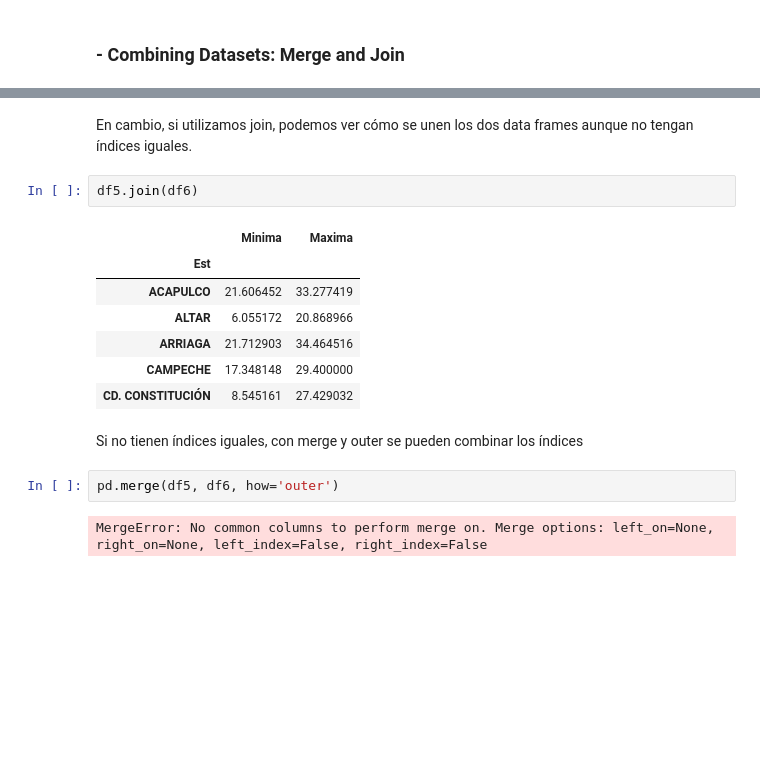
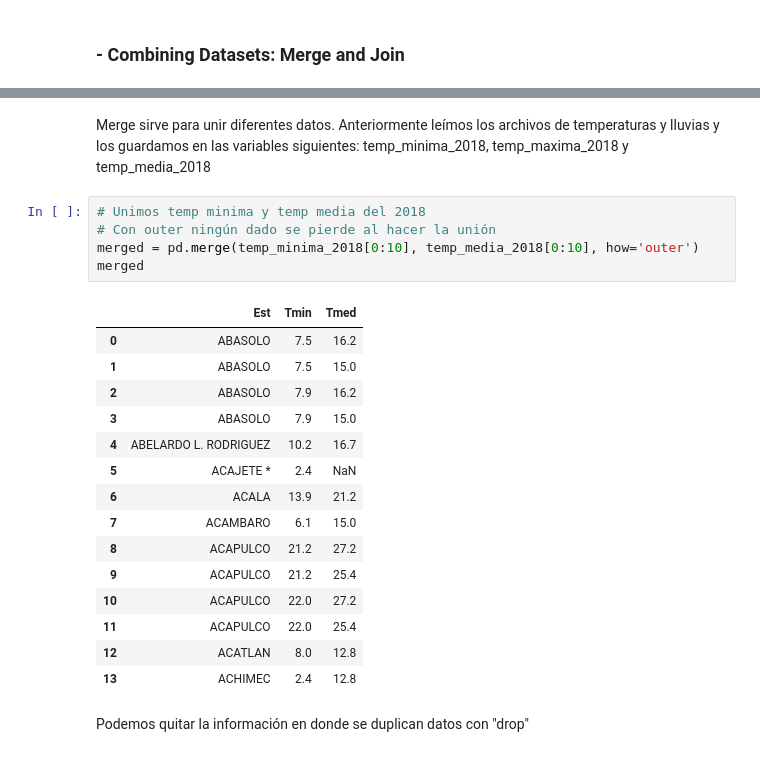
Before and after one commit to DCIDA2019/da2019-anaisabelotodo, a Jupyter notebook: Semana2/Tarea Semana 2/Tarea2.ipynb, the cells around one changed output, grey strips where cells are left out. Drawn from its saved outputs; the diff is of its cells as text; blank space fills up the shorter version.

```diff
--- a/Semana2/Tarea Semana 2/Tarea2.ipynb
+++ b/Semana2/Tarea Semana 2/Tarea2.ipynb
@@ -1358,19 +1325,27 @@ Si los data frame no tienen los mismos índices se genera error
-# %% [markdown]
-En cambio, si utilizamos join, podemos ver cómo se unen los dos data frames aunque no
-tengan índices iguales.
-# %%
-df5.join(df6)
-# %% [output]
-|  | Minima | Maxima |
-| Est |  |  |
-| ACAPULCO | 21.606452 | 33.277419 |
-| ALTAR | 6.055172 | 20.868966 |
-| ARRIAGA | 21.712903 | 34.464516 |
-| CAMPECHE | 17.348148 | 29.400000 |
-| CD. CONSTITUCIÓN | 8.545161 | 27.429032 |
-# %% [markdown]
-Si no tienen índices iguales, con merge y outer se pueden combinar los índices
-# %%
-pd.merge(df5, df6, how='outer')
-# %% [output]
-MergeError: No common columns to perform merge on. Merge options: left_on=None, right_on=None, left_index=False, right_index=False
+# %% [markdown]
+Merge sirve para unir diferentes datos. Anteriormente leímos los archivos de temperaturas
+y lluvias y los guardamos en las variables siguientes: temp_minima_2018, temp_maxima_2018 y
+temp_media_2018
+# %%
+# Unimos temp minima y temp media del 2018
+# Con outer ningún dado se pierde al hacer la unión
+merged = pd.merge(temp_minima_2018[0:10], temp_media_2018[0:10], how='outer')
+merged
+# %% [output]
+|  | Est | Tmin | Tmed |
+| 0 | ABASOLO | 7.5 | 16.2 |
+| 1 | ABASOLO | 7.5 | 15.0 |
+| 2 | ABASOLO | 7.9 | 16.2 |
+| 3 | ABASOLO | 7.9 | 15.0 |
+| 4 | ABELARDO L. RODRIGUEZ | 10.2 | 16.7 |
+| 5 | ACAJETE * | 2.4 | NaN |
+| 6 | ACALA | 13.9 | 21.2 |
+| 7 | ACAMBARO | 6.1 | 15.0 |
+| 8 | ACAPULCO | 21.2 | 27.2 |
+| 9 | ACAPULCO | 21.2 | 25.4 |
+| 10 | ACAPULCO | 22.0 | 27.2 |
+| 11 | ACAPULCO | 22.0 | 25.4 |
+| 12 | ACATLAN | 8.0 | 12.8 |
+| 13 | ACHIMEC | 2.4 | 12.8 |
+# %% [markdown]
+Podemos quitar la información en donde se duplican datos con "drop"
```
Also changed, not shown: parts of 96 cells of this notebook.
